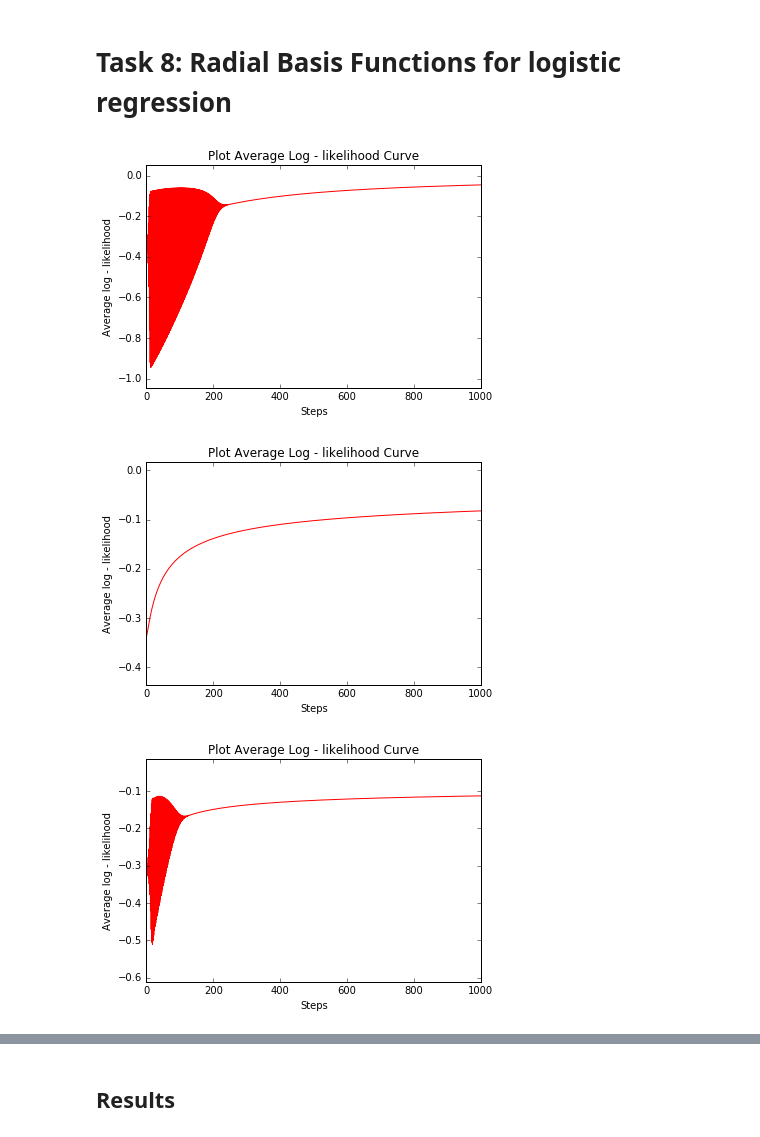
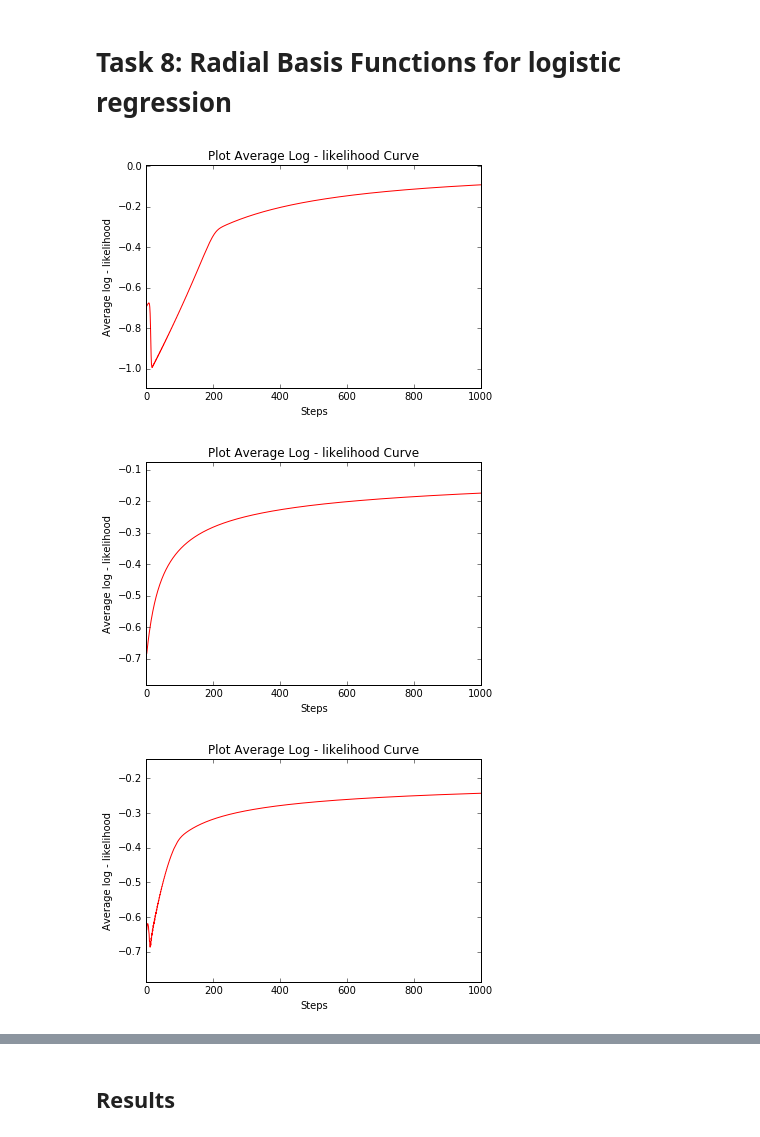
Before and after one commit to tpl2go/MLSALT1-coursework, a Jupyter notebook: MLSALT1 Coursework.ipynb, the cells around one changed output, grey strips where cells are left out. Drawn from its saved outputs; the diff is of its cells as text; code cells hidden in the pictures.

```diff
--- a/MLSALT1 Coursework.ipynb
+++ b/MLSALT1 Coursework.ipynb
@@ -62,7 +62,7 @@ def add_ones_column(X):
     if X.ndim ==2:
         N = np.shape(X)[0]
     elif X.ndim == 1:
-        N = 1
+        return np.insert(X,0,1)
     else:
         raise ValueError
     z = np.ones((N, 1))
@@ -74,18 +74,16 @@ def logistic(X, beta):
     return 1./(1 + np.exp(- np.sum(X * beta, axis=1))) # make suitable for single row
 
 def likelihood(X,y, beta):
-    prob_class1 = logistic(X,beta)
-    prob_class1 = prob_class1 * y
-    prob_class2 = 1 - prob_class1
-    prob_class2 = prob_class2 * (np.logical_not(y))
+    h = logistic(X,beta)
 
+    prob_class1 = h * y
+    prob_class2 = (1-h)* (np.logical_not(y))
     probs = prob_class1 + prob_class2
-    return probs # likelihood of every data point
+    return probs
 
 def log_likelihood_score(X,y, beta):
-    likelihoods = np.log(likelihood(X,y,beta))
-    N = np.shape(likelihoods)[0]
-    return np.sum(likelihoods) / N # average log-likelihood per datapoint
+    log_likes = np.log(likelihood(X,y,beta))
+    return np.average(log_likes) # average log-likelihood per datapoint
 
 def gradients(X,y, beta):
     factor = (y - logistic(X, beta))
@@ -104,7 +102,7 @@ def gradient_ascent(X,y, beta, length = 10000, learning_rate = 0.1):
         change[i] = np.linalg.norm(grad)
     return beta, score, change
 
-def newton_raphson(X,y, beta, length = 100):
+def newton_raphson(X,y, beta, length = 10):
     X1 = add_ones_column(X)
     score = np.zeros(length)
     change = np.zeros(length)
@@ -211,37 +209,37 @@ This classifier does not perform well.
 # %%
 # hyperparameters
 ll = [0.01,0.1,1]
 eta = [10,1,0.1]
 
 # Initialise Storage Variables
-rbfbeta_train = []
-rbfscore_train = []
-rbfchange_train = []
+rbfbeta_train = {}
+rbfscore_train = {}
+rbfchange_train = {}
 
-rbfX_train = []
-rbfX_test = []
+rbfX_train = {}
+rbfX_test = {}
 
 # Transform input vector
 for i in range(3):
-    rbfX_train.append(expand_inputs(ll[i], X_train, X_train))
-    rbfX_test.append(expand_inputs(ll[i], X_test, X_train))
+    rbfX_train[i] =(expand_inputs(ll[i], X_train, X_train))
+    rbfX_test[i]=(expand_inputs(ll[i], X_test, X_train))
 
 # Train
 for i in range(3):
     beta, score, change = \
         gradient_ascent(rbfX_train[i],y_train, np.zeros(len(y_train) + 1), length=1000, learning_rate = eta[i])
 
-    rbfbeta_train.append(beta)
-    rbfscore_train.append(score)
-    rbfchange_train.append(change)
+    rbfbeta_train[i]=(beta)
+    rbfscore_train[i]=(score)
+    rbfchange_train[i]=(change)
 
 # Plot
 for i in range(3):
     plot_ll(rbfscore_train[i])
 # %% [output]
-[figure, old version]
+[figure, new version]
-[figure, old version]
+[figure, new version]
-[figure, old version]
+[figure, new version]
 # %%
 def predict_rbf0(X):
     rbfX = expand_inputs(ll[0], X, X_train)
```
Also changed, not shown: parts of 52 cells of this notebook.
